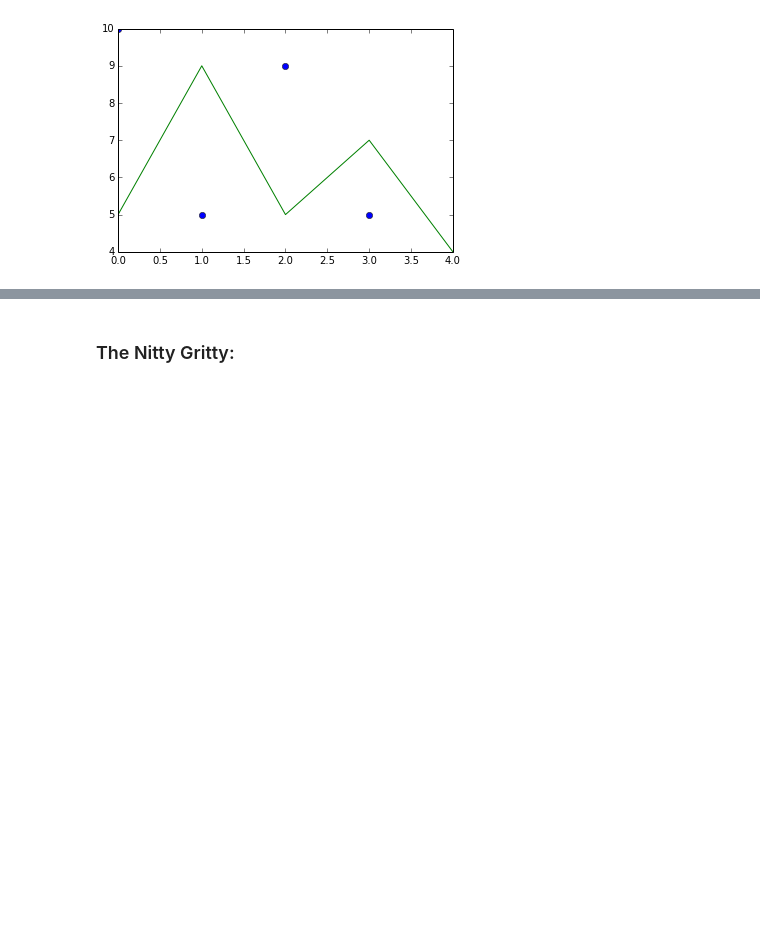
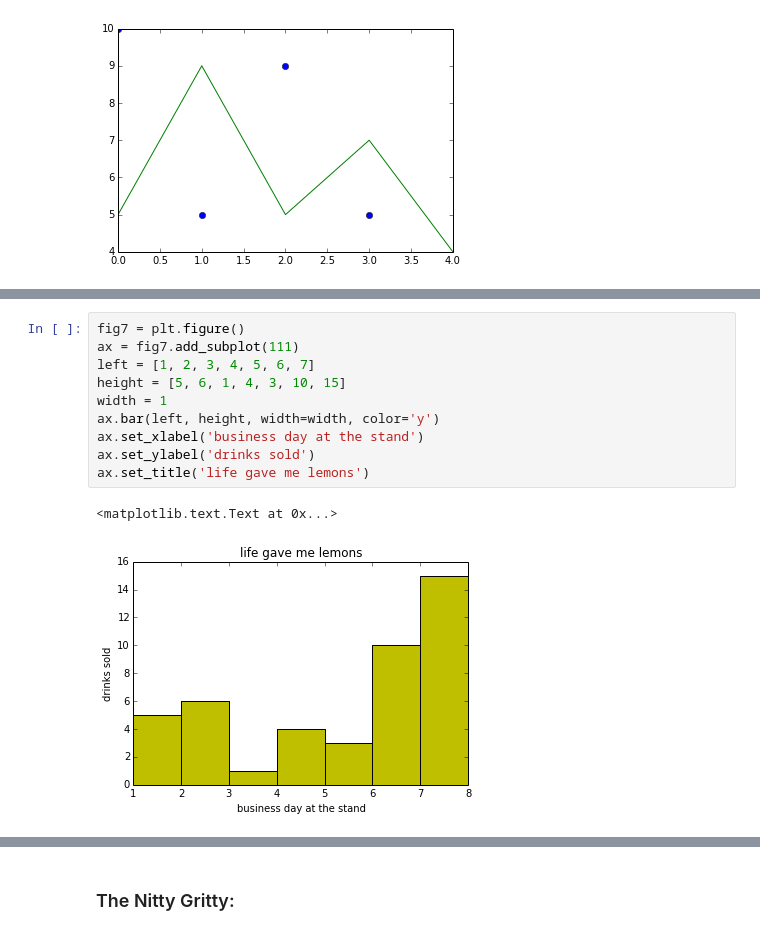
Before and after one commit to mpld3/matplotlylib, a Jupyter notebook: notebooks/Plotly and mpld3.ipynb, the cells around one changed output, grey strips where cells are left out. Cells and saved outputs as stored; diff of their text form; blank space fills up the shorter version.

Commit message:
Updated master's Plotly and mpld3 NB to include bar chart examples.

```diff
--- a/notebooks/Plotly and mpld3.ipynb
+++ b/notebooks/Plotly and mpld3.ipynb
@@ -226,0 +233,13 @@ fig_to_plotly(fig6, username, api_key, notebook=True, resize=True, strip_style=T
+# %%
+fig7 = plt.figure()
+ax = fig7.add_subplot(111)
+left = [1, 2, 3, 4, 5, 6, 7]
+height = [5, 6, 1, 4, 3, 10, 15]
+width = 1
+ax.bar(left, height, width=width, color='y')
+ax.set_xlabel('business day at the stand')
+ax.set_ylabel('drinks sold')
+ax.set_title('life gave me lemons')
+# %% [output]
+<matplotlib.text.Text at 0x...>
+[figure, added]
```
Also changed, not shown: parts of 10 cells of this notebook, 1 other file.
